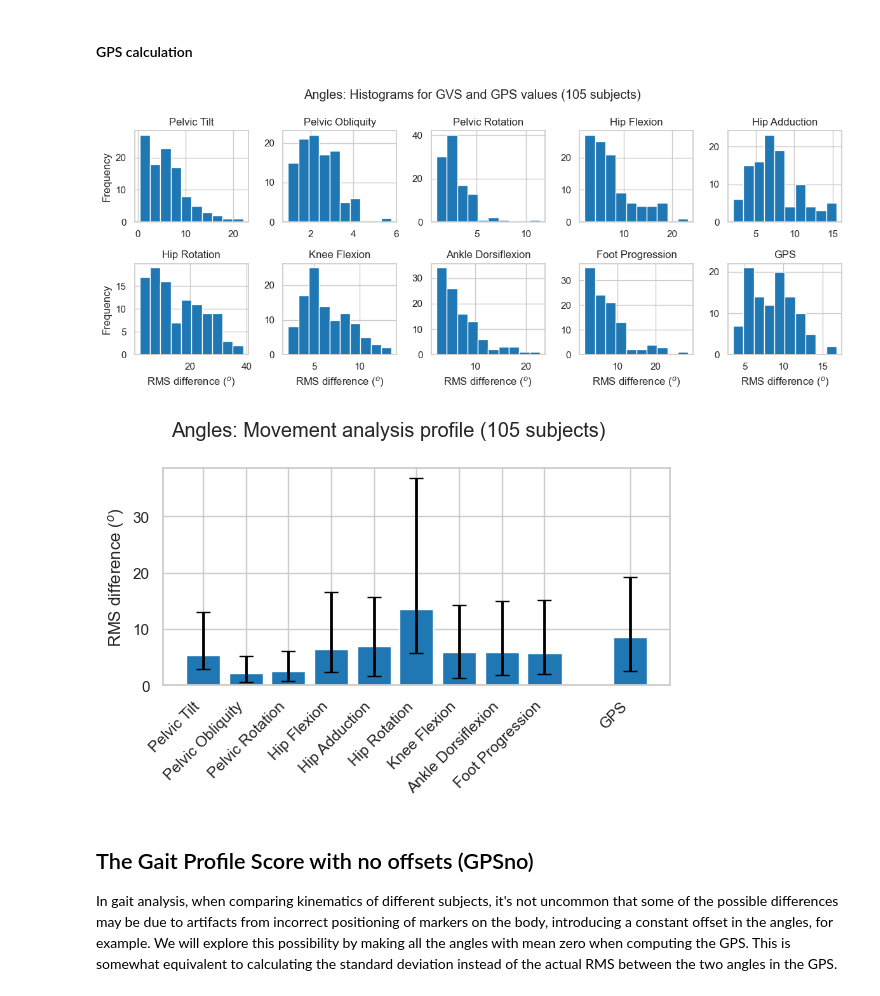
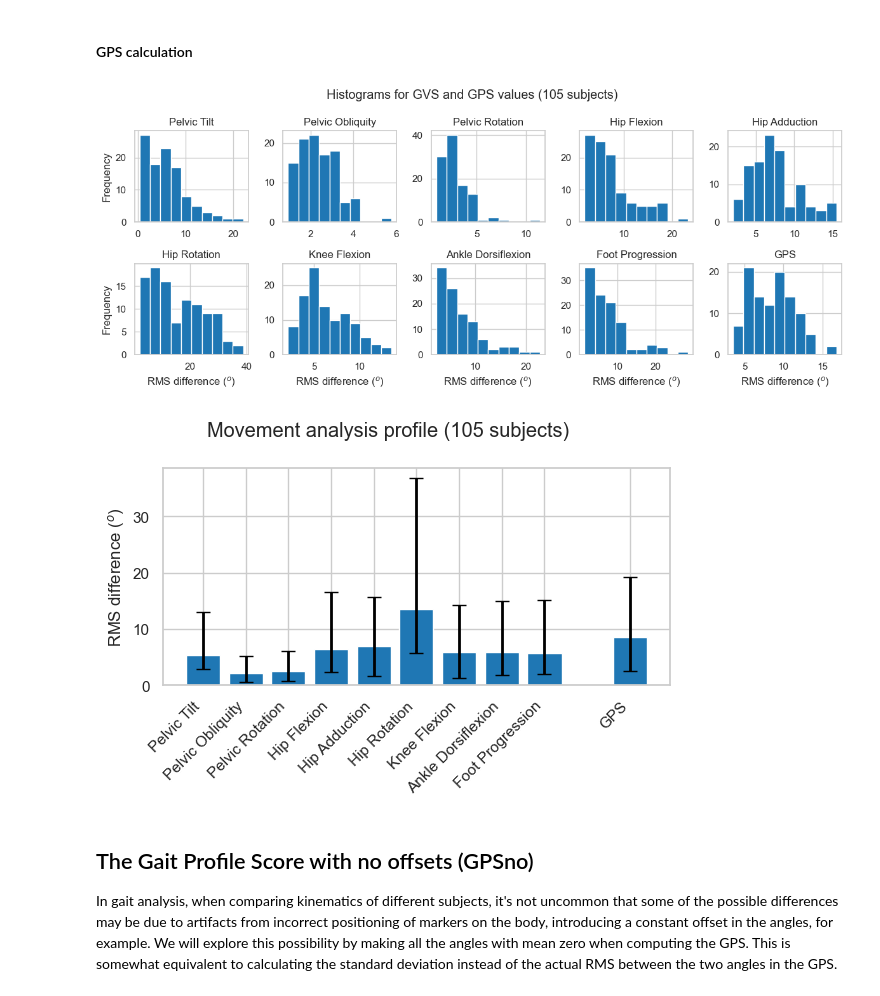
Before and after one commit to demotu/gait_score, a Jupyter notebook: notebooks/gps.ipynb, the cells around one changed output. Cells and saved outputs as stored; diff of their text form; code cells hidden in the pictures.

```diff
--- a/notebooks/gps.ipynb
+++ b/notebooks/gps.ipynb
@@ -128,12 +128,16 @@ def plot_gps(gvs, gvs_m, gvs_std, metadata2, path2, hist=True, MAP=True, prefix=
     subjects = metadata2['Subject'].unique()
     NS = subjects.size
     if hist:
-        axs = gvs.hist(layout=(int(gvs.shape[1]/5), 5), figsize=(12, np.ceil(gvs.shape[1]/2)))
+        if gvs.shape[1] > 5:
+            axs = gvs.hist(layout=(2, 5), figsize=(12, 5))
+        else:
+            axs = gvs.hist(layout=(1, 4), figsize=(10, 3))
+
         for ax in axs[:, 0]:
             ax.set_ylabel('Frequency')
         for ax in axs[-1, :]:
             ax.set_xlabel(f'RMS difference ({units})')
-        plt.suptitle(f'{prefix2}{prefix}Histograms for GVS and GPS values ({NS} subjects)')
+        plt.suptitle(f'{prefix}Histograms for GVS and GPS values ({NS} subjects)')
         plt.tight_layout()
         plt.show()
     if MAP:
@@ -146,7 +150,7 @@ def plot_gps(gvs, gvs_m, gvs_std, metadata2, path2, hist=True, MAP=True, prefix=
         axs.xaxis.set_ticks(x)
         axs.set_xticklabels(gvs.columns.values, rotation=45, ha='right')
         axs.grid(True)
-        plt.suptitle(f'{prefix2}{prefix}Movement analysis profile ({NS} subjects)')
+        plt.suptitle(f'{prefix}Movement analysis profile ({NS} subjects)')
         plt.tight_layout()
         plt.show()
 
@@ -357,14 +360,15 @@ Attributes:
 #### GPS calculation
 # %%
 da2 = da_kin.dropna(dim='Subject', how='all').reduce(np.nanquantile, q=.5, dim='Trial') #da.reduce(np.nanmean, dim='Trial')
-gvs, gvs_m, gvs_std = gps_calc(da2, ref_data_kin.iloc[:, 0::2], metadata, labels_gps=labels_gps_kin)
-plot_gps(gvs, gvs_m, gvs_std, metadata, path2, hist=True, MAP=False, units='$^o$')
+gvs_kin, gvs_m_kin, gvs_std_kin = gps_calc(da2, ref_data_kin.iloc[:, 0::2],
+                                           metadata, labels_gps=labels_gps_kin)
+plot_gps(gvs_kin, gvs_m_kin, gvs_std_kin, metadata, path2, hist=True, MAP=False, units='$^o$')
 # %% [output]
-[figure, old version]
+[figure, new version]
 # %%
-plot_gps(gvs, gvs_m, gvs_std, metadata, path2, hist=False, MAP=True, units='$^o$')
+plot_gps(gvs_kin, gvs_m_kin, gvs_std_kin, metadata, path2, hist=False, MAP=True, units='$^o$')
 # %% [output]
-[figure, old version]
+[figure, new version]
 # %% [markdown]
 ## The Gait Proﬁle Score with no offsets (GPSno)
 
```
Also changed, not shown: parts of 13 cells of this notebook.
